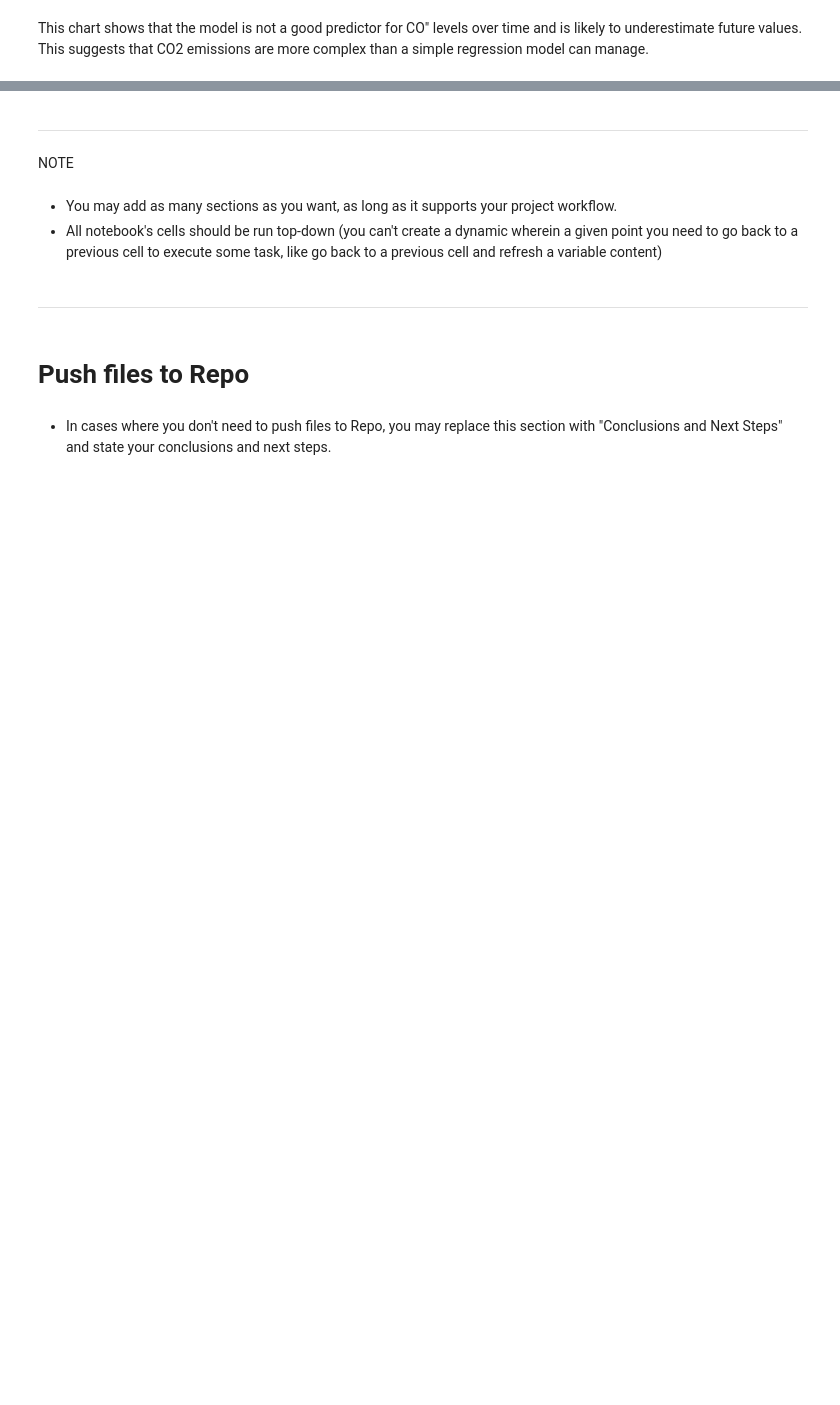
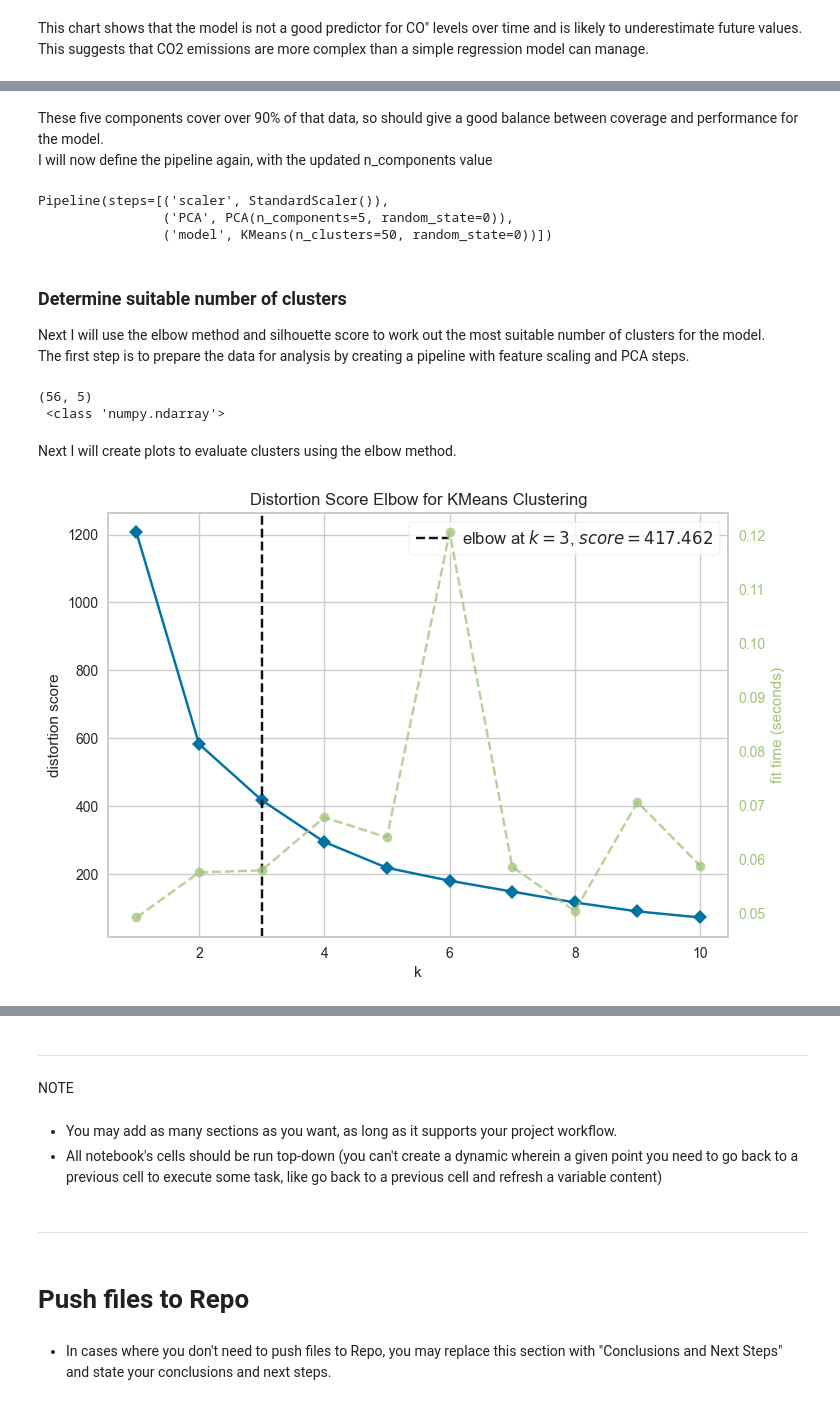
Before and after one commit to EmilyWithycombe/co2-emissions, a Jupyter notebook: jupyter_notebooks/03_ml_model.ipynb, the cells around one changed output, grey strips where cells are left out. Drawn from its saved outputs; the diff is of its cells as text; code cells hidden in the pictures; blank space fills up the shorter version.

Commit message:
Add ML cluster model

```diff
--- a/jupyter_notebooks/03_ml_model.ipynb
+++ b/jupyter_notebooks/03_ml_model.ipynb
@@ -173,0 +142,4 @@ pipeline_linear_regression()
+# %%
+# create a dataframe with rows where year is 2023 and keep only numeric columns, missing values will be dropped
+df_2023 = df_clean[df_clean['year'].dt.year == 2023].select_dtypes(include=[np.number]).dropna().copy()
+df_2023.head()
@@ -173,0 +157,14 @@ pipeline_linear_regression()
+# %%
+# Create pipeline for ML clustering model
+def PipelineCluster():
+  pipeline_base = Pipeline([
+      # feature scaling
+      ("scaler", StandardScaler()),
+      # pca
+      ("PCA",  PCA(n_components=50, random_state=0)),
+      # modelling
+      ("model", KMeans(n_clusters=50, random_state=0)),
+  ])
+  return pipeline_base
+
+PipelineCluster()
@@ -173,0 +257,44 @@ pipeline_linear_regression()
+# %% [markdown]
+These five components cover over 90% of that data, so should give a good balance between coverage and performance for the model.<br>
+I will now define the pipeline again, with the updated n_components value
+# %%
+# Create pipeline for ML clustering model
+def PipelineCluster():
+  pipeline_base = Pipeline([
+      # feature scaling
+      ("scaler", StandardScaler()),
+      # pca
+      ("PCA",  PCA(n_components=5, random_state=0)),
+      # modelling
+      ("model", KMeans(n_clusters=50, random_state=0)),
+  ])
+  return pipeline_base
+
+PipelineCluster()
+# %% [output]
+Pipeline(steps=[('scaler', StandardScaler()),
+                ('PCA', PCA(n_components=5, random_state=0)),
+                ('model', KMeans(n_clusters=50, random_state=0))])
+# %% [markdown]
+### Determine suitable number of clusters
+Next I will use the elbow method and silhouette score to work out the most suitable number of clusters for the model.<br>
+The first step is to prepare the data for analysis by creating a pipeline with feature scaling and PCA steps.
+# %%
+pipeline_cluster = PipelineCluster()
+pipeline_analysis = Pipeline(pipeline_cluster.steps[:-1])
+df_analysis = pipeline_analysis.fit_transform(df_2023)
+
+print(df_analysis.shape,'\n', type(df_analysis))
+# %% [output]
+(56, 5)
+ <class 'numpy.ndarray'>
+# %% [markdown]
+Next I will create plots to evaluate clusters using the elbow method.
+# %%
+# define visualiser for kmeans algorithm and number of clusters to test
+visualiser = KElbowVisualizer(KMeans(n_init=10, random_state=0), k=(1,11))
+visualiser.fit(df_analysis)
+visualiser.show()
+plt.show()
+# %% [output]
+[figure, added]
```
Also changed, not shown: parts of 44 cells of this notebook.
